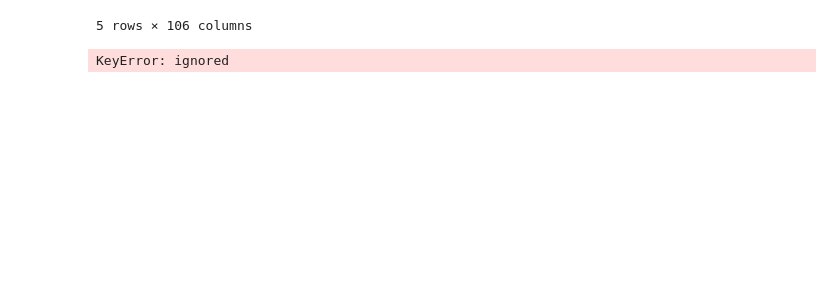
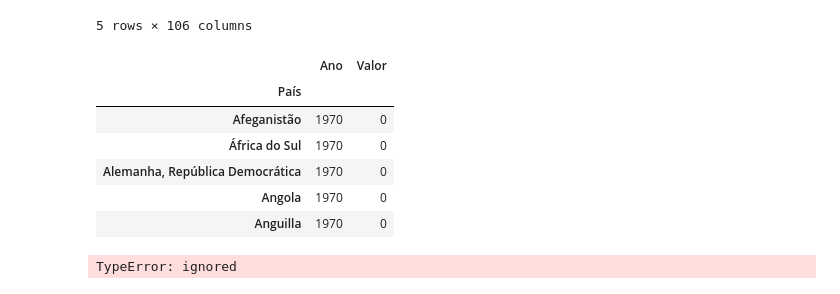
Before and after one commit to VivianeCorreia/Tech-Challenge, a Jupyter notebook: Challenge.ipynb, the cells around one changed output. Cells and saved outputs as stored; diff of their text form; code cells hidden in the pictures; blank space fills up the shorter version.

```diff
--- a/Challenge.ipynb
+++ b/Challenge.ipynb
@@ -125,7 +125,22 @@ df_exp_vinho.head()
 | Anguilla | 0 | 0 | 0 | 0 | 0 | 0 | 0 | 0 | 0 | 0 | ... | ... |
 5 rows × 106 columns
 # %%
-df_exp_vinho = pd.melt(df_exp_vinho, id_vars=["País"], ignore_index=False)
-df_exp_vinho
+df_exp_vinho= pd.melt(df_exp_vinho, var_name = "Ano" ,value_name = "Valor" , ignore_index=False)
+#df_exp_vinho["Valor"]= df_exp_vinho.Qtd
+df_exp_vinho.head()
 # %% [output]
-KeyError: ignored
+|  | Ano | Valor |
+| País |  |  |
+| Afeganistão | 1970 | 0 |
+| África do Sul | 1970 | 0 |
+| Alemanha, República Democrática | 1970 | 0 |
+| Angola | 1970 | 0 |
+| Anguilla | 1970 | 0 |
+# %%
+df_exp_vinho["Ano"]= df_exp_vinho["Ano"].str.replace(r'.1$', '', regex=True)
+df_pivot = df_exp_vinho(index=['País', 'Ano'], columns=None, values='Valor').reset_index()
+df_pivot.columns.name = None
+df_pivot.columns = ['País', 'Ano', 'qtd', 'valor']
+df_pivot
+# %% [output]
+TypeError: ignored
```
